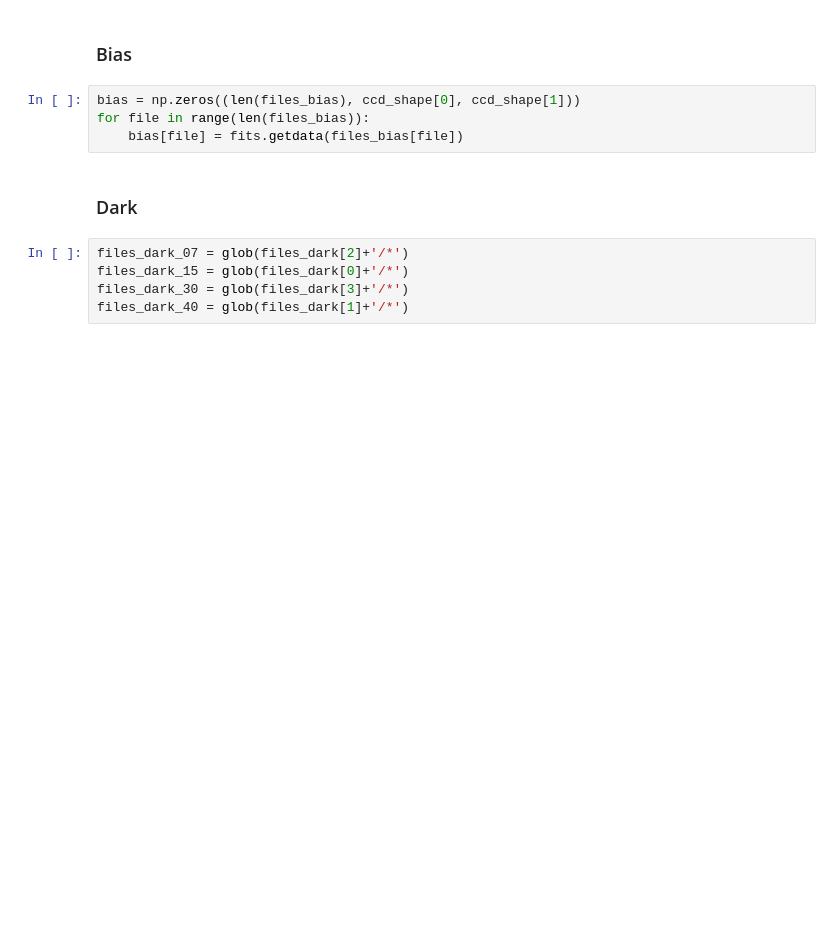
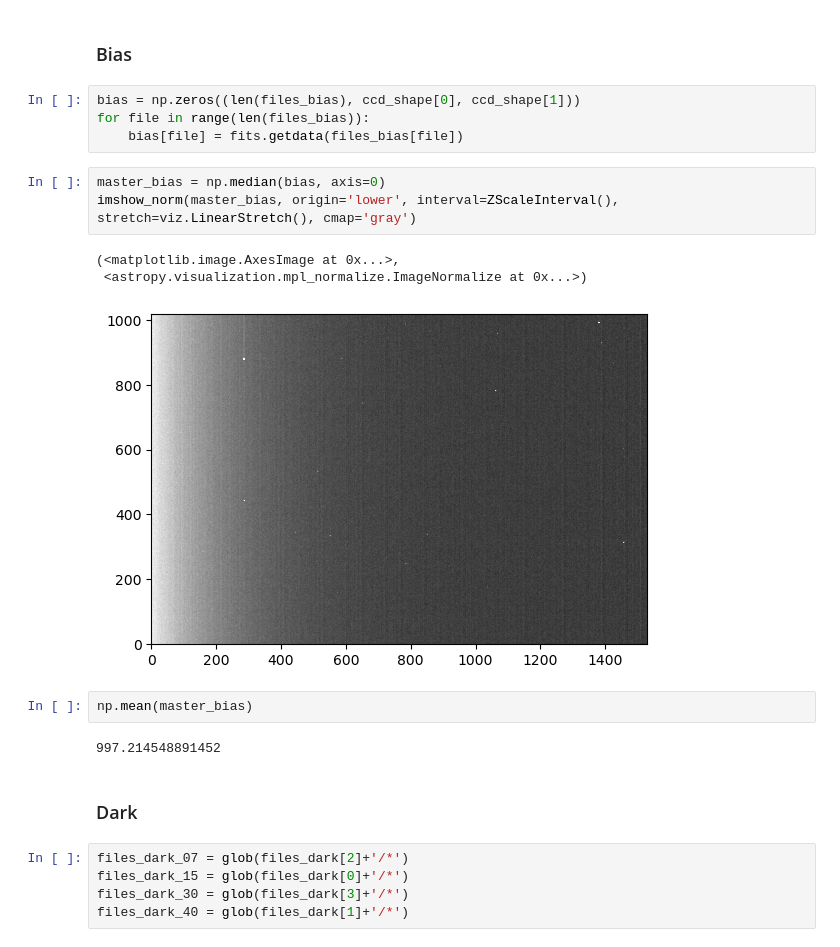
Before and after one commit to SpacialTree/HomeworkBack, a Jupyter notebook: ObsTech/LabSix/ReportSix.ipynb, the cells around one changed output. Cells and saved outputs as stored; diff of their text form; blank space fills up the shorter version.

```diff
--- a/ObsTech/LabSix/ReportSix.ipynb
+++ b/ObsTech/LabSix/ReportSix.ipynb
@@ -57,6 +57,17 @@ ccd_shape = fits.getdata(files_bias[0]).shape
 bias = np.zeros((len(files_bias), ccd_shape[0], ccd_shape[1]))
 for file in range(len(files_bias)):
     bias[file] = fits.getdata(files_bias[file])
+# %%
+master_bias = np.median(bias, axis=0)
+imshow_norm(master_bias, origin='lower', interval=ZScaleInterval(), stretch=viz.LinearStretch(), cmap='gray')
+# %% [output]
+(<matplotlib.image.AxesImage at 0x...>,
+ <astropy.visualization.mpl_normalize.ImageNormalize at 0x...>)
+[figure, added]
+# %%
+np.mean(master_bias)
+# %% [output]
+997.214548891452
 # %% [markdown]
 ### Dark
 # %%
```
Also changed, not shown: parts of 6 cells of this notebook.
